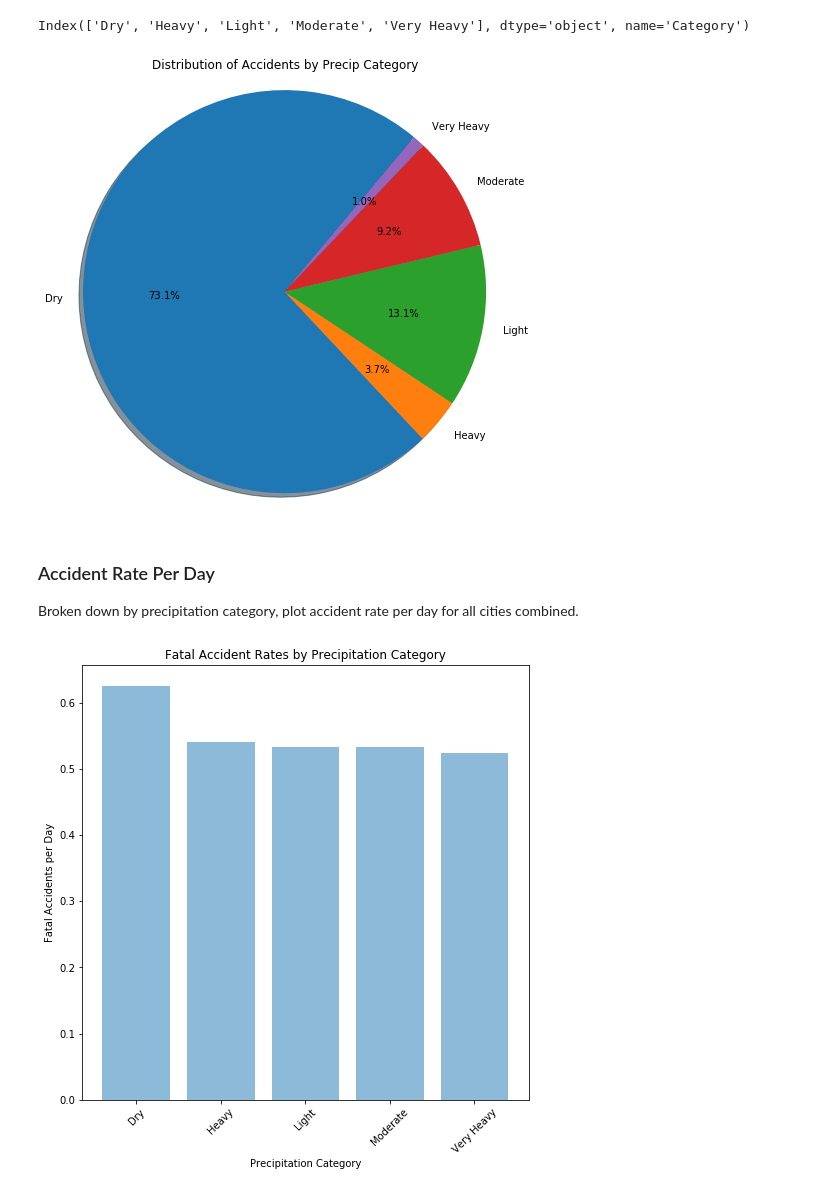
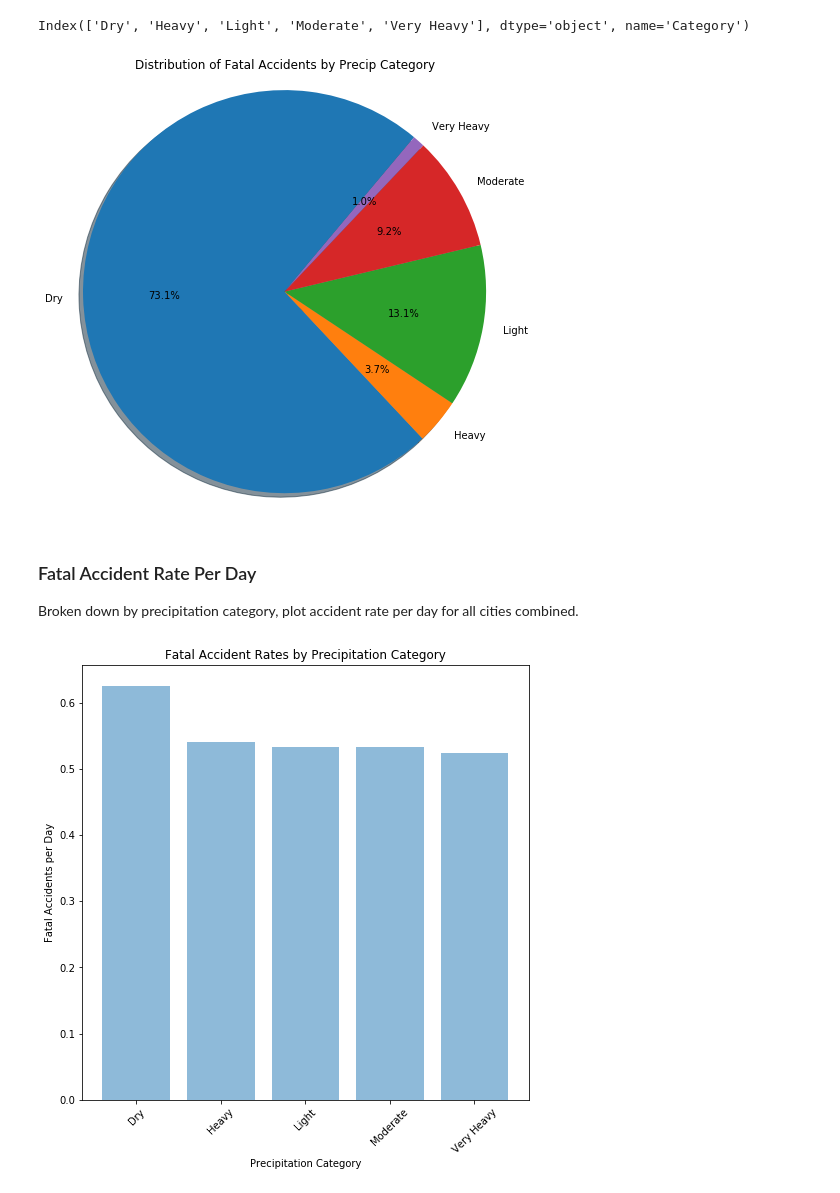
Before and after one commit to jpicca/ProjectOne, a Jupyter notebook: readAPIandFormatData.ipynb, the cells around one changed output. Cells and saved outputs as stored; diff of their text form; code cells hidden in the pictures.

```diff
--- a/readAPIandFormatData.ipynb
+++ b/readAPIandFormatData.ipynb
@@ -339,15 +339,15 @@ Index(['Dry', 'Heavy', 'Light', 'Moderate', 'Very Heavy'], dtype='object', name=
 # %%
 fig1, ax1 = plt.subplots(figsize=(8,8))
 ax1.pie(accidentByCat.values, autopct='%1.1f%%', labels=accidentByCat.keys(),
         shadow=True, startangle=50)
 ax1.axis('equal')
-plt.title('Distribution of Accidents by Precip Category')
+plt.title('Distribution of Fatal Accidents by Precip Category')
 plt.savefig('./images/pieDistribution.png',dpi=300)
 plt.show()
 # %% [output]
-[figure, old version]
+[figure, new version]
 # %% [markdown]
-### Accident Rate Per Day
+### Fatal Accident Rate Per Day
 Broken down by precipitation category, plot accident rate per day for all cities combined.
 # %%
 # Get the number of precip type days for each city and then sum them
```
Also changed, not shown: parts of 15 cells of this notebook.
